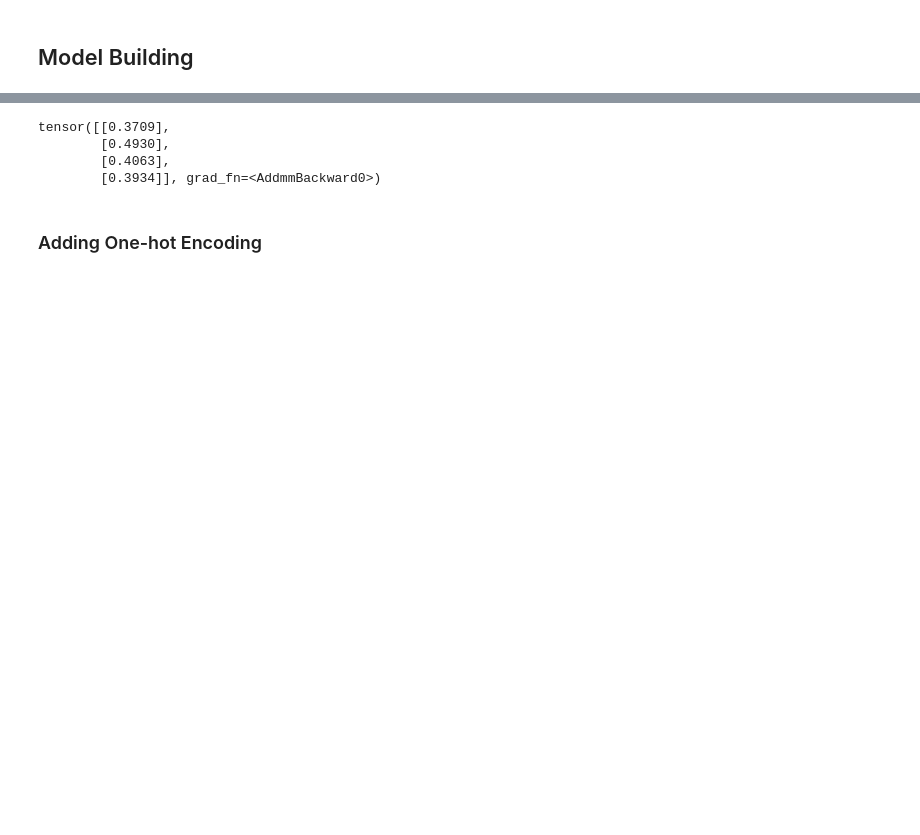
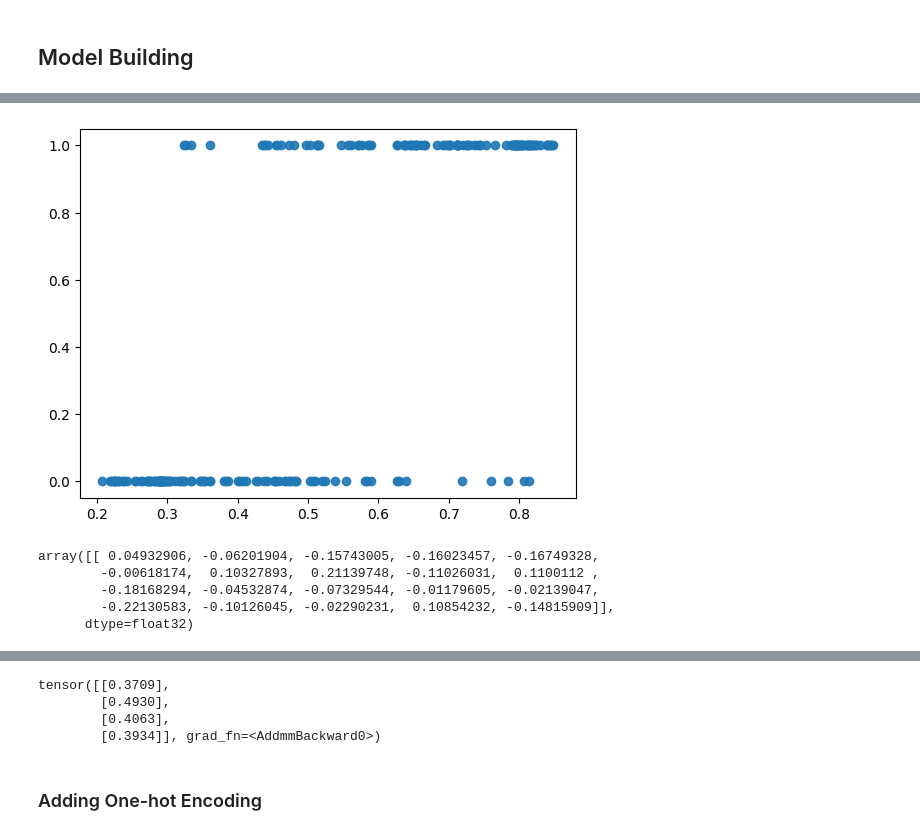
Before and after one commit to juliepinole/eth, a Jupyter notebook: healthcare/heart/Heart_explo.ipynb, the cells around one changed output, grey strips where cells are left out. Saved outputs shown, nothing was run; the diff lists cells and outputs as text; code cells hidden in the pictures; blank space fills up the shorter version.

```diff
--- a/healthcare/heart/Heart_explo.ipynb
+++ b/healthcare/heart/Heart_explo.ipynb
@@ -361,0 +421,13 @@ Text(0, 0.5, 'BCE Loss')
+# %%
+plt.scatter(y_pred, y_test.detach().numpy(), alpha=0.9)
+plt.show()
+# %% [output]
+[figure, added]
+# %%
+weights.detach().numpy()
+# %% [output]
+array([[ 0.04932906, -0.06201904, -0.15743005, -0.16023457, -0.16749328,
+        -0.00618174,  0.10327893,  0.21139748, -0.11026031,  0.1100112 ,
+        -0.18168294, -0.04532874, -0.07329544, -0.01179605, -0.02139047,
+        -0.22130583, -0.10126045, -0.02290231,  0.10854232, -0.14815909]],
+      dtype=float32)
```
Also changed, not shown: parts of 37 cells of this notebook, 1 other file.
